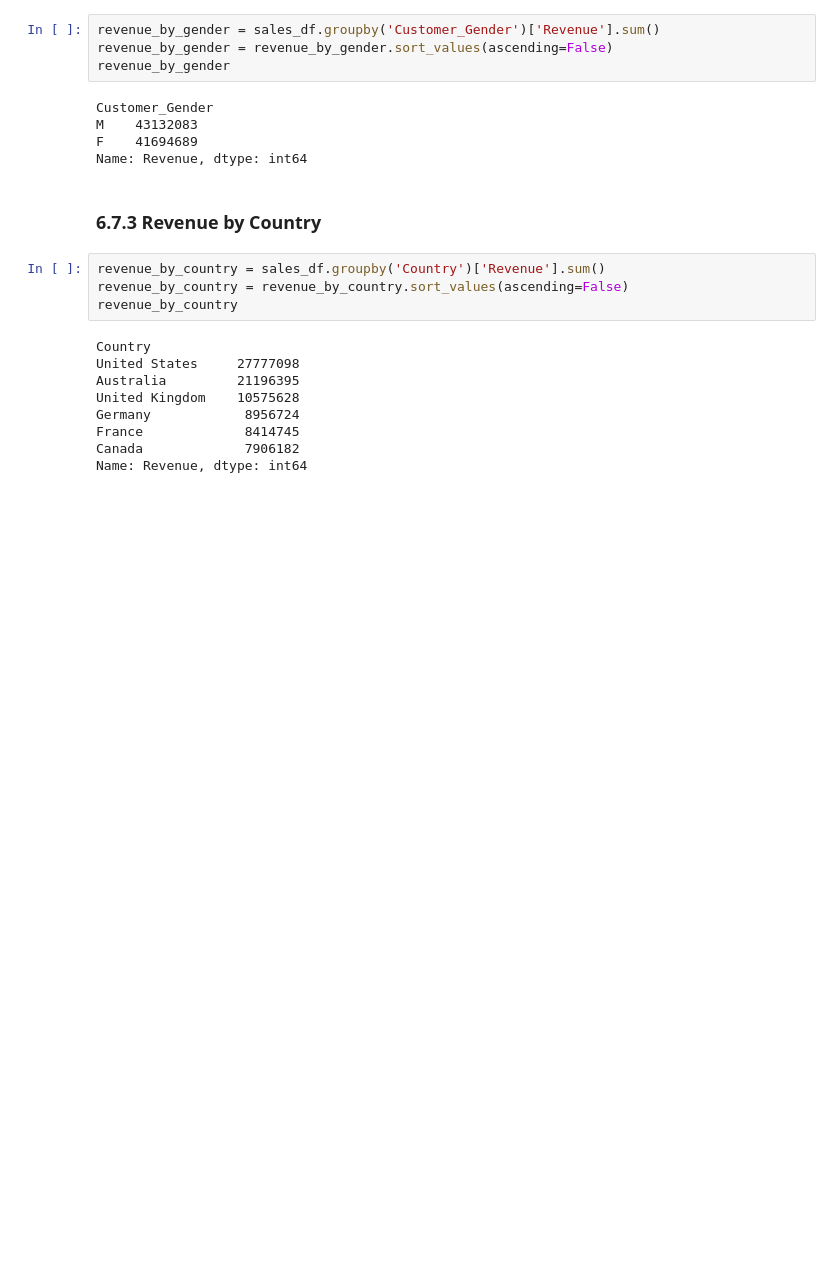
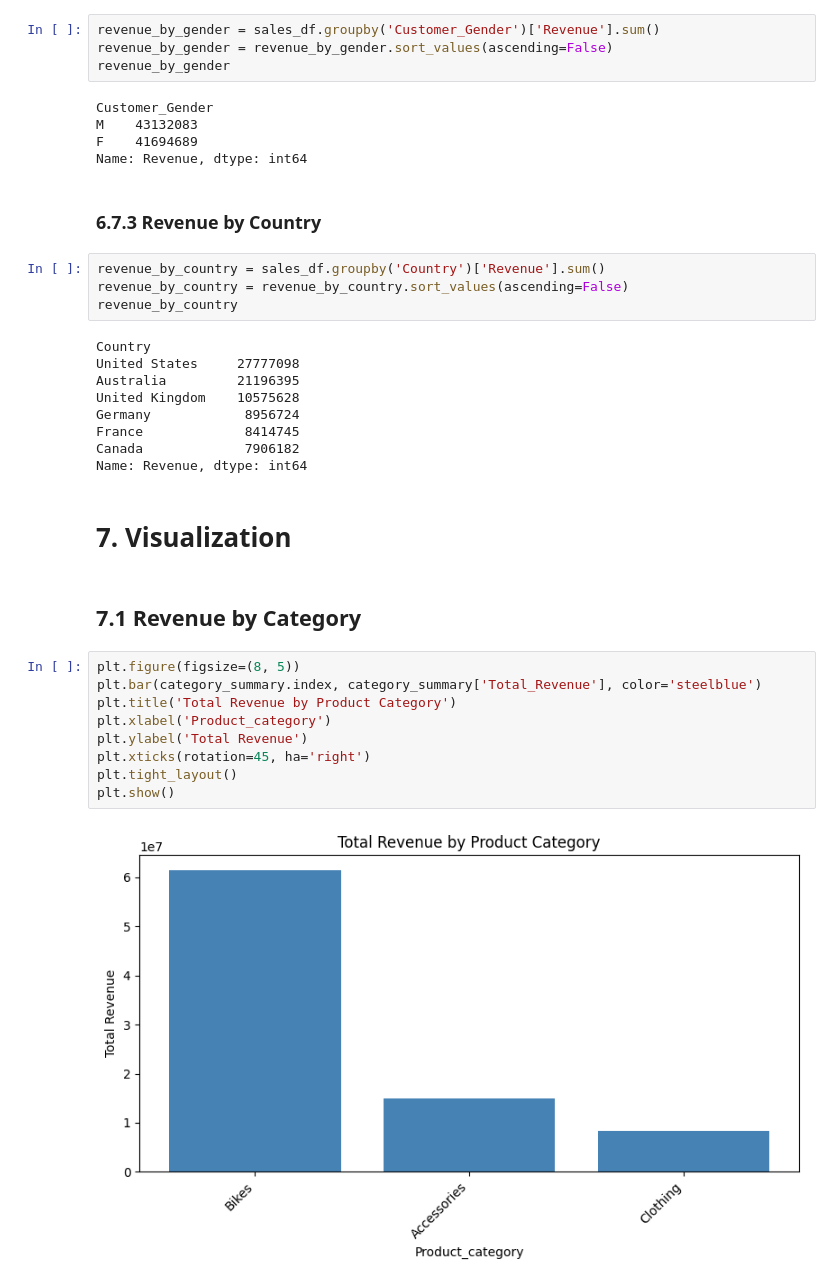
Before and after one commit to vidushanpathir505-bot/academic-data-wrangler, a Jupyter notebook: sales-data-analysis/sales_analysis.ipynb, the cells around one changed output. Saved outputs shown, nothing was run; the diff lists cells and outputs as text; blank space fills up the shorter version.

Commit message:
feat: add visualization

```diff
--- a/sales-data-analysis/sales_analysis.ipynb
+++ b/sales-data-analysis/sales_analysis.ipynb
@@ -521,3 +521,18 @@ Germany            8956724
 France             8414745
 Canada             7906182
 Name: Revenue, dtype: int64
+# %% [markdown]
+# 7. Visualization
+# %% [markdown]
+## 7.1 Revenue by Category
+# %%
+plt.figure(figsize=(8, 5))
+plt.bar(category_summary.index, category_summary['Total_Revenue'], color='steelblue')
+plt.title('Total Revenue by Product Category')
+plt.xlabel('Product_category')
+plt.ylabel('Total Revenue')
+plt.xticks(rotation=45, ha='right')
+plt.tight_layout()
+plt.show()
+# %% [output]
+[figure, added]
```
Also changed, not shown: parts of 2 cells of this notebook.
